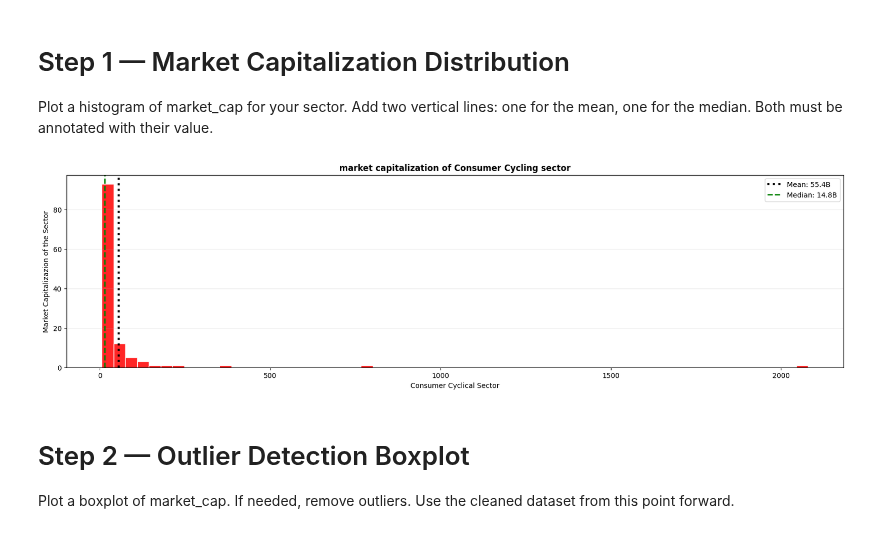
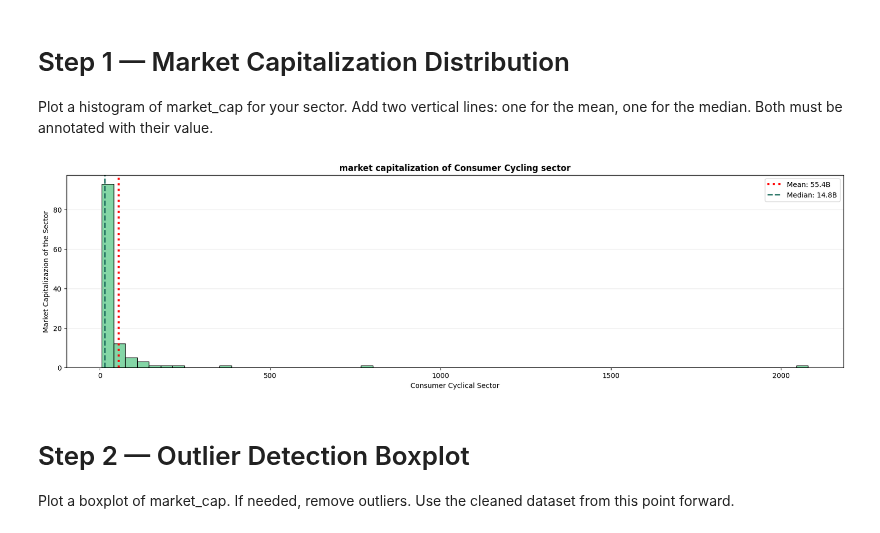
Before and after one commit to TheChris00/ChristianBDA2026, a Jupyter notebook: Homework/Homework1.ipynb, the cells around one changed output. Cells and saved outputs as stored; diff of their text form; code cells hidden in the pictures.

```diff
--- a/Homework/Homework1.ipynb
+++ b/Homework/Homework1.ipynb
@@ -118,37 +118,37 @@ Plot a histogram of market_cap for your sector. Add two vertical lines: one for
 # %%
 import matplotlib.pyplot as plt
 
 plt.rcParams["figure.figsize"] = (12, 6)
 plt.rcParams["axes.titleweight"] = "bold"
 plt.rcParams["axes.grid"] = False
 
 market_cap_C = df_Consumer_C['market_cap_b'].dropna()
 
 fig, ax = plt.subplots(figsize=(20, 5))
 
 ax.hist(
     market_cap_C,
     bins = 60,
-    color = 'red',
-    edgecolor = 'white',
+    color = '#6FCF97',
+    edgecolor = 'black',
     alpha = 0.85
 )
 
 Mean_value = market_cap_C.mean()
 Median_value = market_cap_C.median()
 
-ax.axvline(Mean_value, color = 'black', linestyle = ':', linewidth = 3, label=f"Mean: {Mean_value:,.1f}B")
-ax.axvline(Median_value, color = 'green', linestyle = '--', linewidth = 2, label= f"Median: {Median_value:,.1f}B")
+ax.axvline(Mean_value, color = 'red', linestyle = ':', linewidth = 3, label=f"Mean: {Mean_value:,.1f}B")
+ax.axvline(Median_value, color = '#1F6F5F', linestyle = '--', linewidth = 2, label= f"Median: {Median_value:,.1f}B")
 
 ax.set_title("market capitalization of Consumer Cycling sector")
 plt.xlabel("Consumer Cyclical Sector")
 plt.ylabel("Market Capitalizazion of the Sector")
 ax.grid(axis="y", alpha=0.25)
 ax.legend()
 
 plt.show()
 # %% [output]
-[figure, old version]
+[figure, new version]
 # %% [markdown]
 # Step 2  — Outlier Detection Boxplot
 
```
Also changed, not shown: parts of 7 cells of this notebook, 1 other file.
